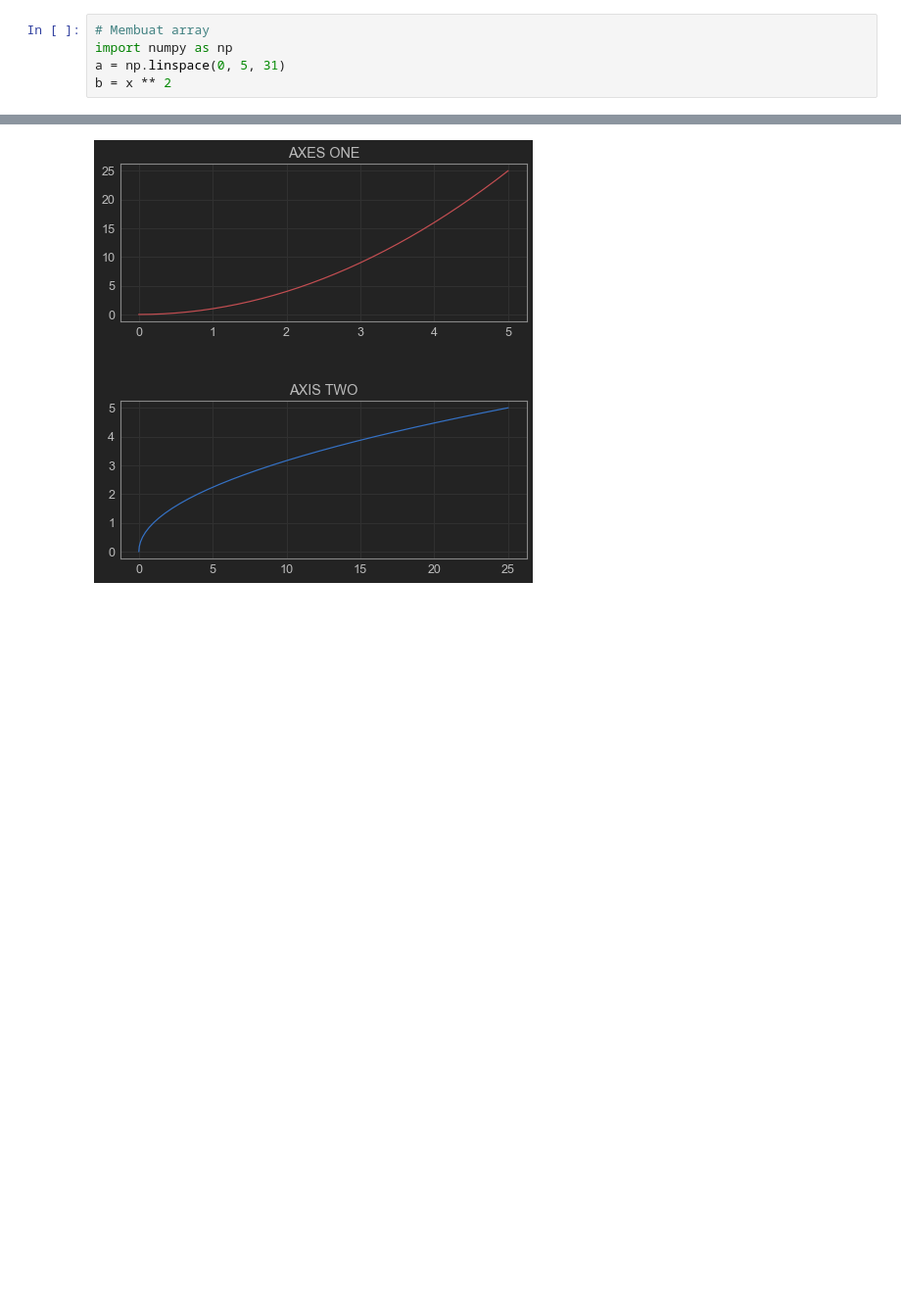
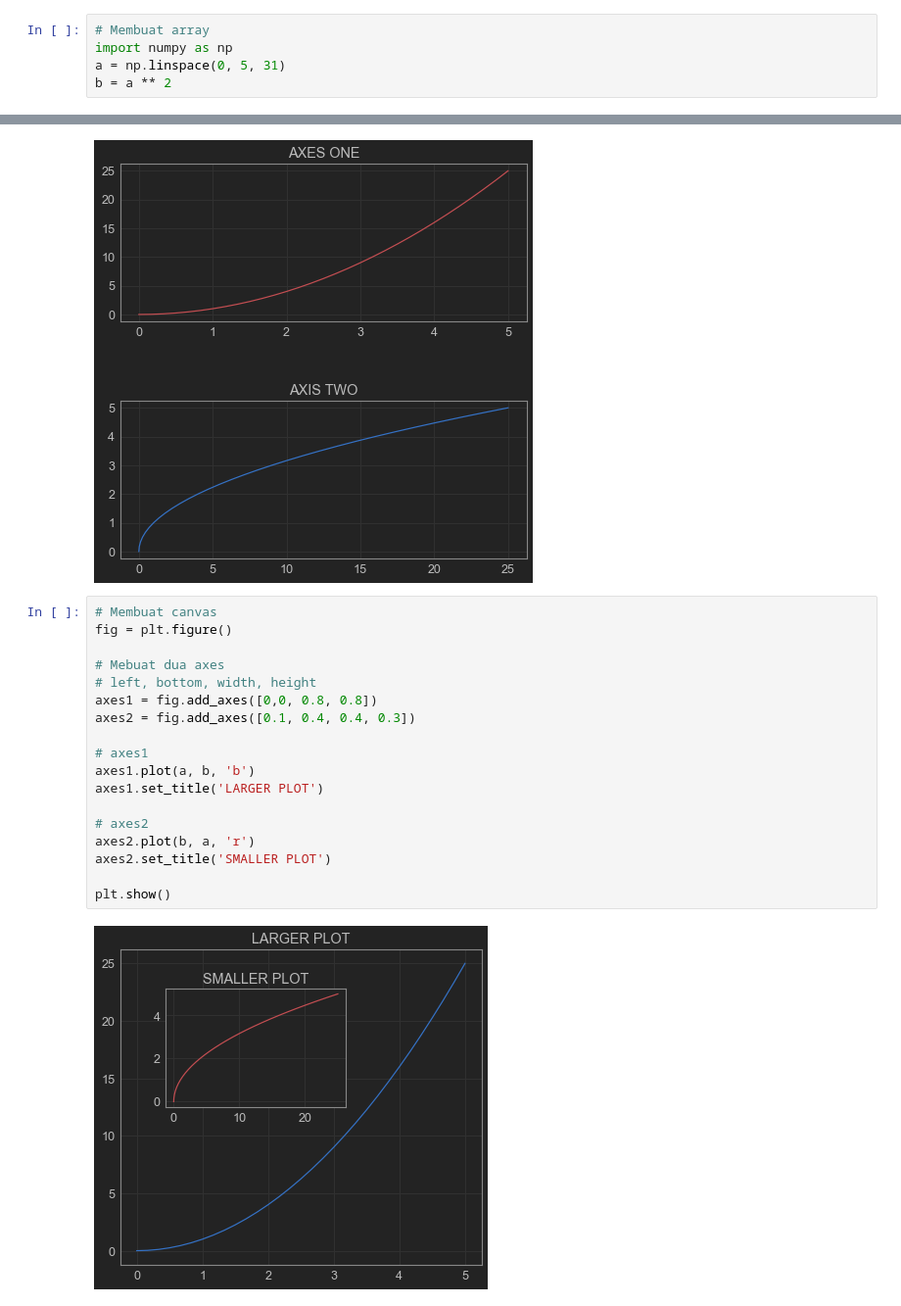
Before and after one commit to rochafialvin/python-analys, a Jupyter notebook: 3. Matplotlib.ipynb, the cells around one changed output, grey strips where cells are left out. Shown: that part at 98% size. Saved outputs shown, nothing was run; the diff lists cells and outputs as text; blank space fills up the shorter version.

```diff
--- a/3. Matplotlib.ipynb
+++ b/3. Matplotlib.ipynb
@@ -9,7 +9,7 @@ jtplot.style(theme='monokai')
 # Membuat array
 import numpy as np
 a = np.linspace(0, 5, 31)
-b = x ** 2
+b = a ** 2
 # %%
 print(a)
 # %% [output]
@@ -116,3 +116,23 @@ axes2.plot(b, a)
 plt.show()
 # %% [output]
 [figure]
+# %%
+# Membuat canvas
+fig = plt.figure()
+
+# Mebuat dua axes
+# left, bottom, width, height
+axes1 = fig.add_axes([0,0, 0.8, 0.8])
+axes2 = fig.add_axes([0.1, 0.4, 0.4, 0.3])
+
+# axes1
+axes1.plot(a, b, 'b')
+axes1.set_title('LARGER PLOT')
+
+# axes2
+axes2.plot(b, a, 'r')
+axes2.set_title('SMALLER PLOT')
+
+plt.show()
+# %% [output]
+[figure, added]
```
Also changed, not shown: parts of 8 cells of this notebook.
